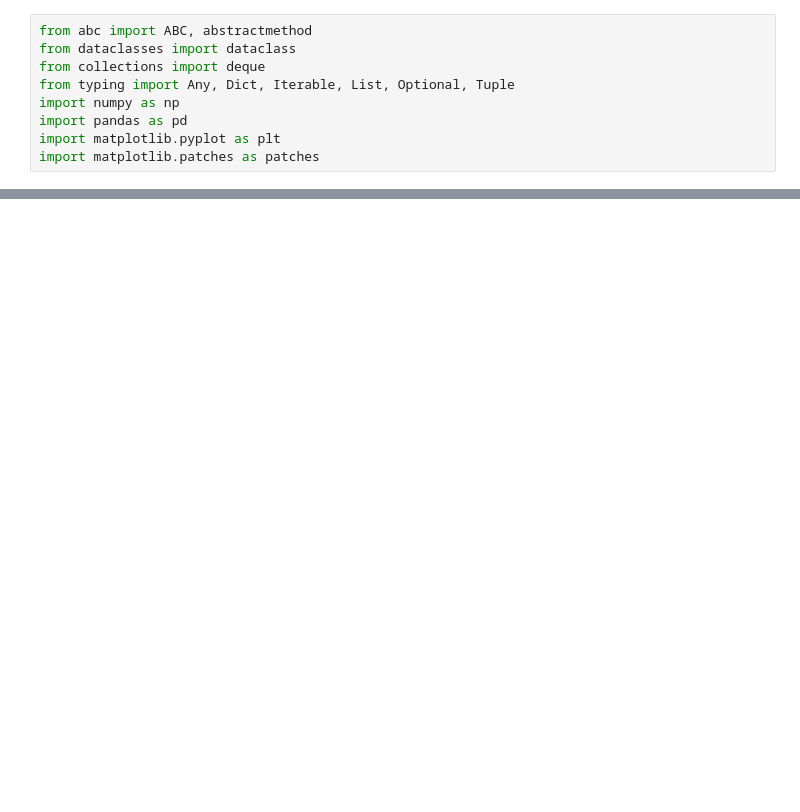
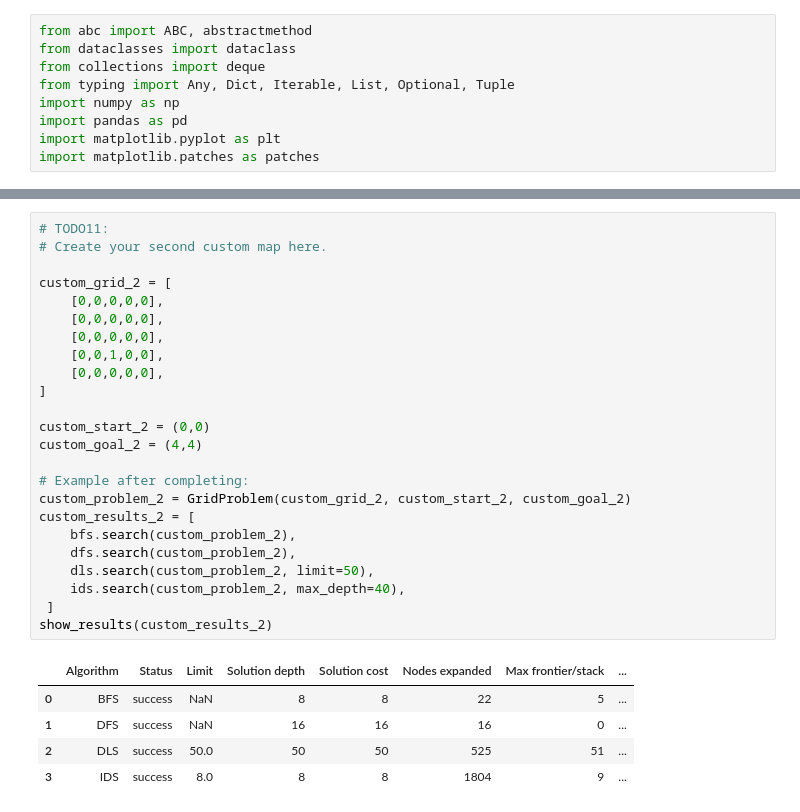
Before and after one commit to Phyron-gif/intro_to_ai_lab1, a Jupyter notebook: notebook/workspace.ipynb, the cells around one changed output, grey strips where cells are left out. Saved outputs shown, nothing was run; the diff lists cells and outputs as text; blank space fills up the shorter version.

```diff
--- a/notebook/workspace.ipynb
+++ b/notebook/workspace.ipynb
@@ -91,0 +610,30 @@ class GridProblem(Problem):
+# %%
+# TODO11:
+# Create your second custom map here.
+
+custom_grid_2 = [
+    [0,0,0,0,0],
+    [0,0,0,0,0],
+    [0,0,0,0,0],
+    [0,0,1,0,0],
+    [0,0,0,0,0],
+]
+
+custom_start_2 = (0,0)
+custom_goal_2 = (4,4)
+
+# Example after completing:
+custom_problem_2 = GridProblem(custom_grid_2, custom_start_2, custom_goal_2)
+custom_results_2 = [
+    bfs.search(custom_problem_2),
+    dfs.search(custom_problem_2),
+    dls.search(custom_problem_2, limit=50),
+    ids.search(custom_problem_2, max_depth=40),
+ ]
+show_results(custom_results_2)
+# %% [output]
+|  | Algorithm | Status | Limit | Solution depth | Solution cost | Nodes expanded | Max frontier/stack | ... |
+| 0 | BFS | success | NaN | 8 | 8 | 22 | 5 | ... |
+| 1 | DFS | success | NaN | 16 | 16 | 16 | 0 | ... |
+| 2 | DLS | success | 50.0 | 50 | 50 | 525 | 51 | ... |
+| 3 | IDS | success | 8.0 | 8 | 8 | 1804 | 9 | ... |
```
Also changed, not shown: parts of 15 cells of this notebook.
